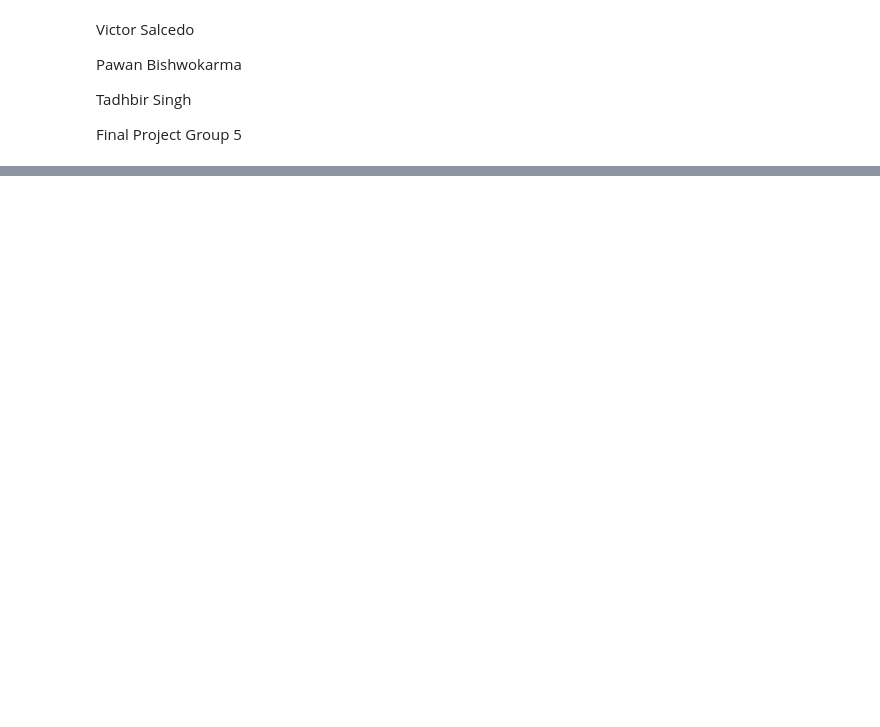
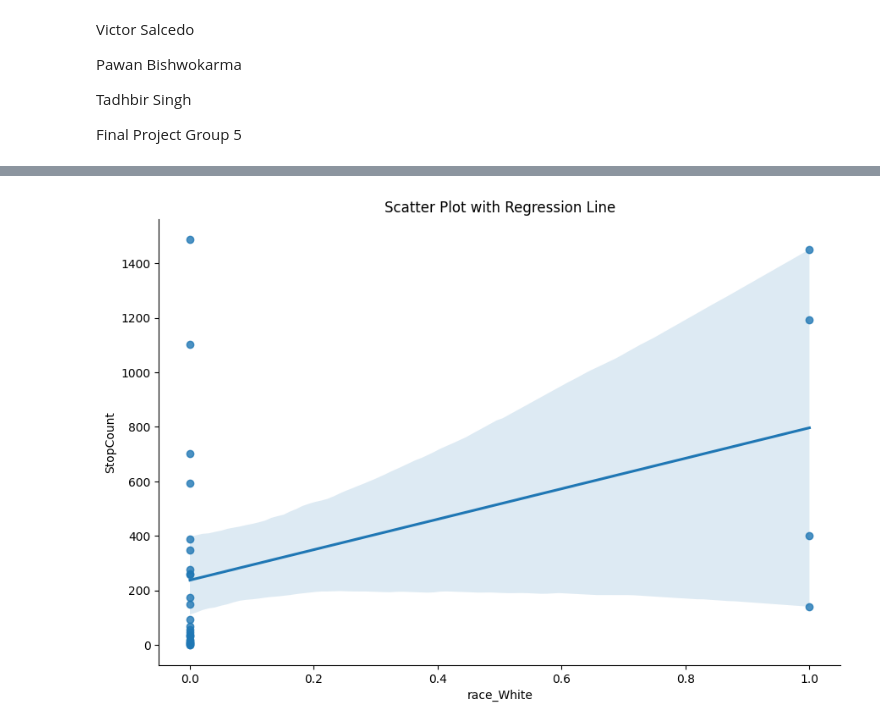
Before and after one commit to logicpro09/group5, a Jupyter notebook: Final_Project_Group5.ipynb, the cells around one changed output, grey strips where cells are left out. Cells and saved outputs as stored; diff of their text form; code cells hidden in the pictures; blank space fills up the shorter version.

```diff
--- a/Final_Project_Group5.ipynb
+++ b/Final_Project_Group5.ipynb
@@ -29,0 +154,7 @@ df.head()
+# %%
+#scatter plot with linear regression line between stopcount and race
+sns.lmplot(x='race_White', y = 'StopCount', data=encoded_data, height=6, aspect=1.5)
+plt.title('Scatter Plot with Regression Line')
+plt.show()
+# %% [output]
+[figure, added]
```
Also changed, not shown: parts of 12 cells of this notebook.
